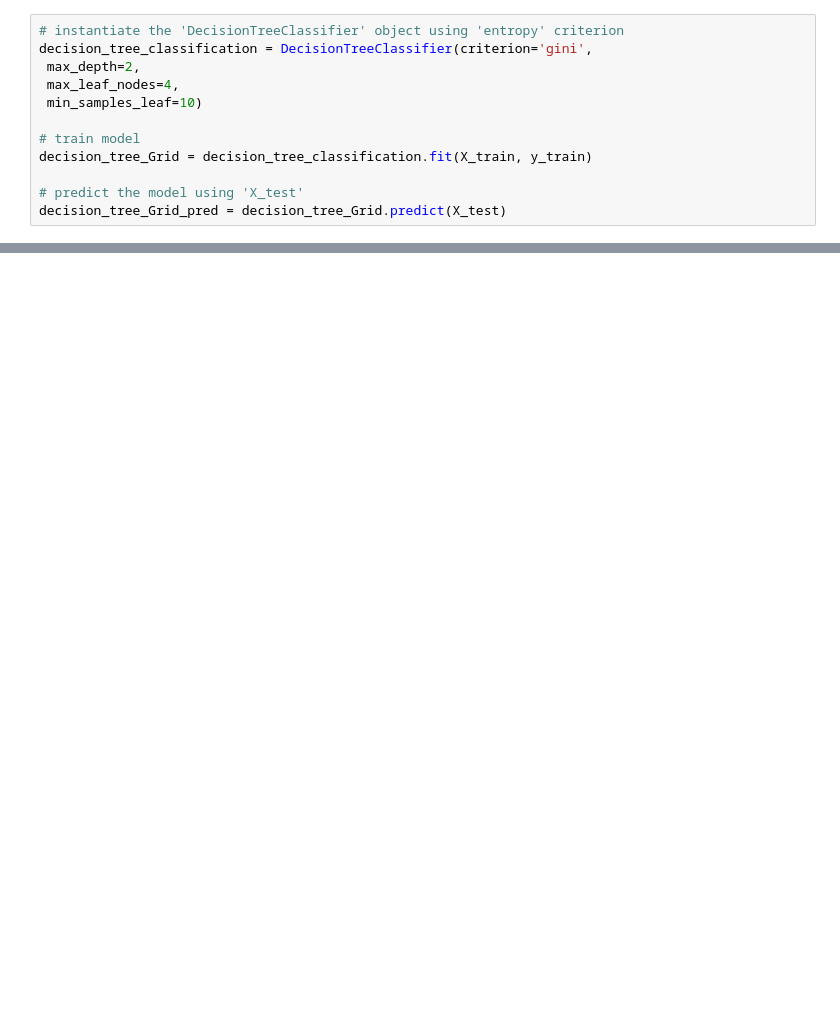
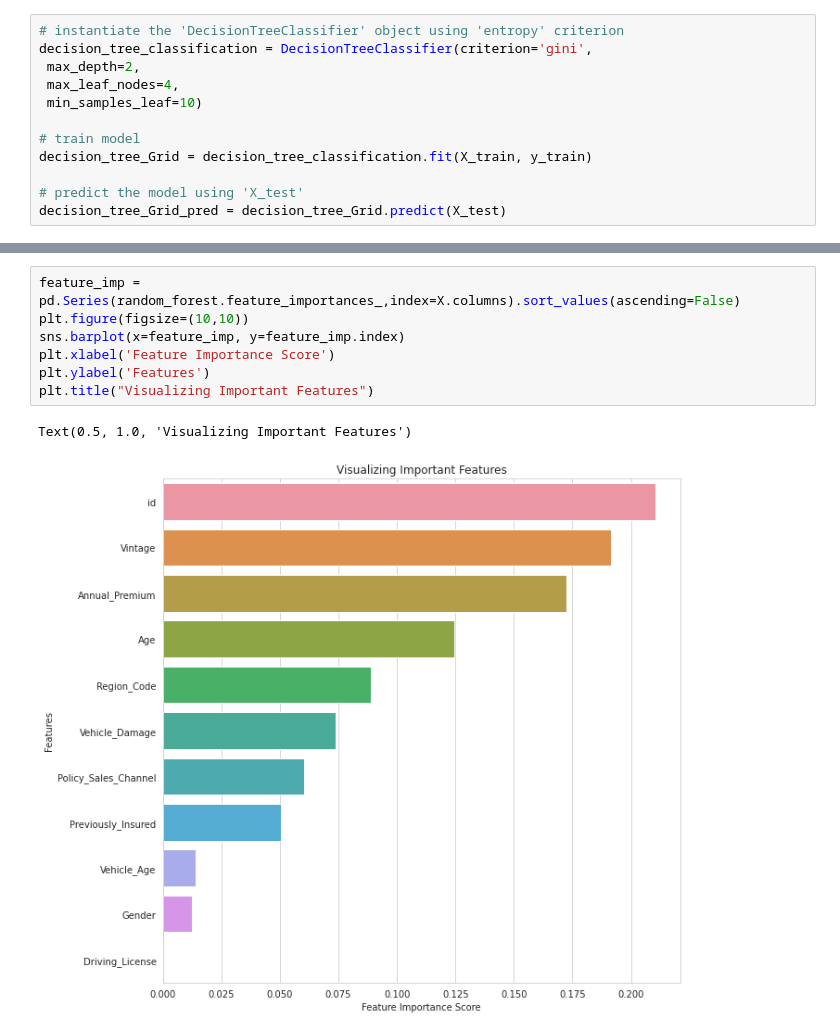
Before and after one commit to ajit04022000/HEALTH-INSURANCE-CROSS-SELL-PREDICTION, a Jupyter notebook: HEALTH_INSURANCE_CROSS_SELL_PREDICTION.ipynb, the cells around one changed output, grey strips where cells are left out. Drawn from its saved outputs; the diff is of its cells as text; blank space fills up the shorter version.

```diff
--- a/HEALTH_INSURANCE_CROSS_SELL_PREDICTION.ipynb
+++ b/HEALTH_INSURANCE_CROSS_SELL_PREDICTION.ipynb
@@ -882,0 +1074,10 @@ result_tabulation
+# %%
+feature_imp = pd.Series(random_forest.feature_importances_,index=X.columns).sort_values(ascending=False)
+plt.figure(figsize=(10,10))
+sns.barplot(x=feature_imp, y=feature_imp.index)
+plt.xlabel('Feature Importance Score')
+plt.ylabel('Features')
+plt.title("Visualizing Important Features")
+# %% [output]
+Text(0.5, 1.0, 'Visualizing Important Features')
+[figure, added]
```
Also changed, not shown: parts of 39 cells of this notebook.
